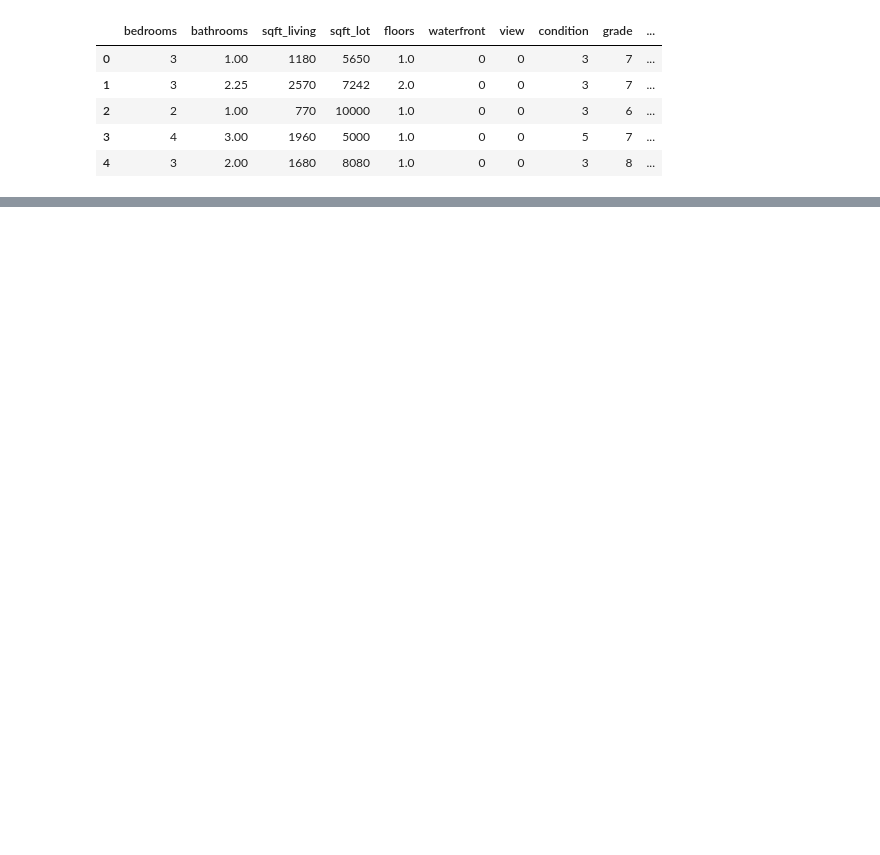
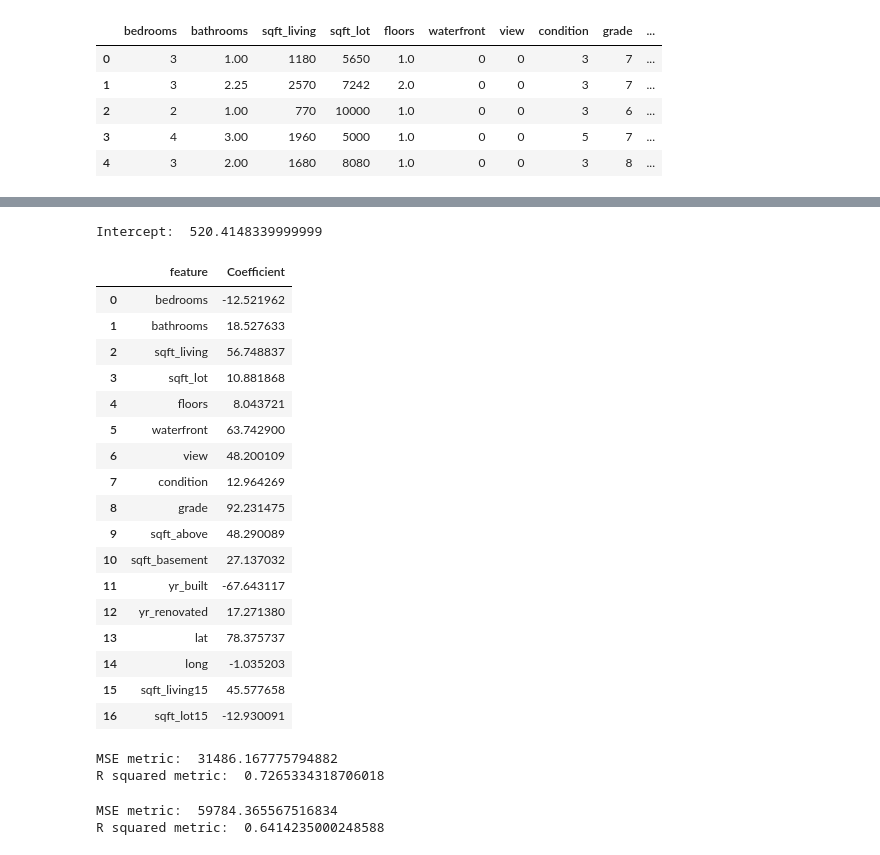
Before and after one commit to pponn/DS4400, a Jupyter notebook: HW2/problem2.ipynb, the cells around one changed output, grey strips where cells are left out. Cells and saved outputs as stored; diff of their text form; code cells hidden in the pictures; blank space fills up the shorter version.

```diff
--- a/HW2/problem2.ipynb
+++ b/HW2/problem2.ipynb
@@ -79,6 +125,5 @@ feature_data
 # %%
 # divide the price by 1000 for all rows in the dataset
-
-train['price'] = train['price'] / 1000
-train['price']
+y_train = train['price'] / 1000
+y_train
 # %% [output]
@@ -96,0 +159,62 @@ Name: price, Length: 1000, dtype: float64
+# %%
+# train multiple linear regression model on the training dataset
+# using existing python sklearn linear regression package:
+
+model = LinearRegression()
+model.fit(x_train, y_train)
+
+# print model intercept
+print("Intercept: ", model.intercept_)
+
+# print model coefficient in a table with corresponding feature
+coeff = {
+    'feature': x_train.columns,
+    'Coefficient': model.coef_
+    }
+pd.DataFrame(coeff)
+# %% [output]
+Intercept:  520.4148339999999
+|  | feature | Coefficient |
+| 0 | bedrooms | -12.521962 |
+| 1 | bathrooms | 18.527633 |
+| 2 | sqft_living | 56.748837 |
+| 3 | sqft_lot | 10.881868 |
+| 4 | floors | 8.043721 |
+| 5 | waterfront | 63.742900 |
+| 6 | view | 48.200109 |
+| 7 | condition | 12.964269 |
+| 8 | grade | 92.231475 |
+| 9 | sqft_above | 48.290089 |
+| 10 | sqft_basement | 27.137032 |
+| 11 | yr_built | -67.643117 |
+| 12 | yr_renovated | 17.271380 |
+| 13 | lat | 78.375737 |
+| 14 | long | -1.035203 |
+| 15 | sqft_living15 | 45.577658 |
+| 16 | sqft_lot15 | -12.930091 |
+# %%
+# find MSE and r^2 on training set
+
+y_train_pred = model.predict(x_train)
+
+MSE_train = mean_squared_error(y_train, y_train_pred)
+r2_train = r2_score(y_train, y_train_pred)
+
+print('MSE metric: ', MSE_train)
+print('R squared metric: ', r2_train)
+# %% [output]
+MSE metric:  31486.167775794882
+R squared metric:  0.7265334318706018
+# %%
+# find MSE and r^2 on test set
+
+y_test_pred = model.predict(x_test)
+
+MSE_test = mean_squared_error(y_test, y_test_pred)
+r2_test = r2_score(y_test, y_test_pred)
+
+print('MSE metric: ', MSE_test)
+print('R squared metric: ', r2_test)
+# %% [output]
+MSE metric:  59784.365567516834
+R squared metric:  0.6414235000248588
```
Also changed, not shown: parts of 8 cells of this notebook.
